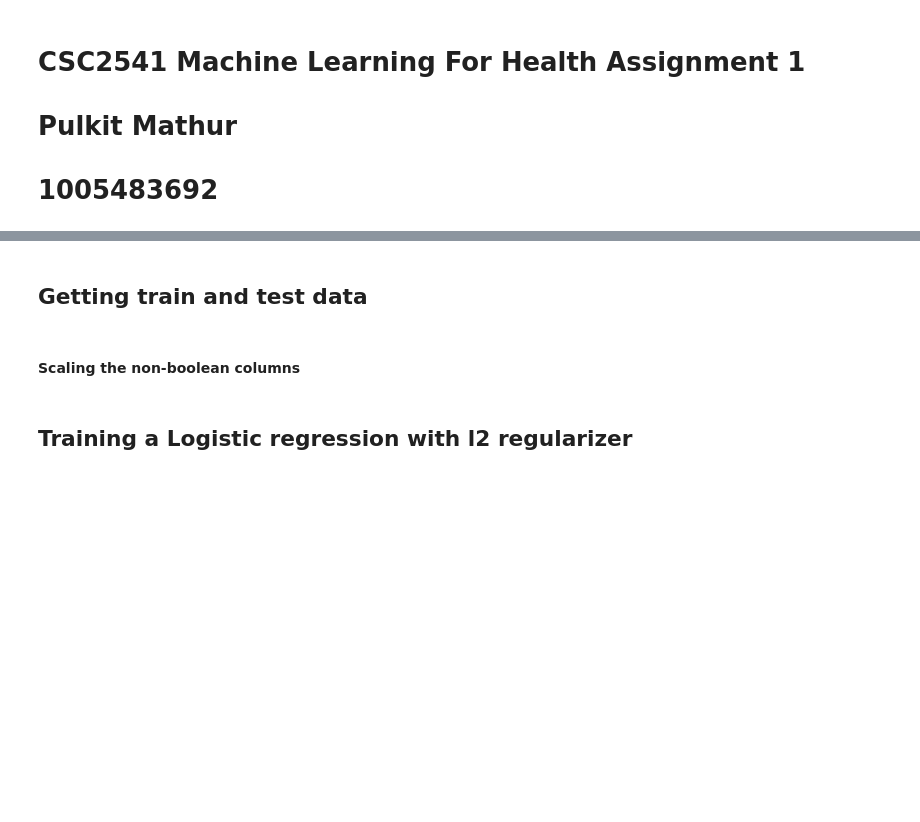
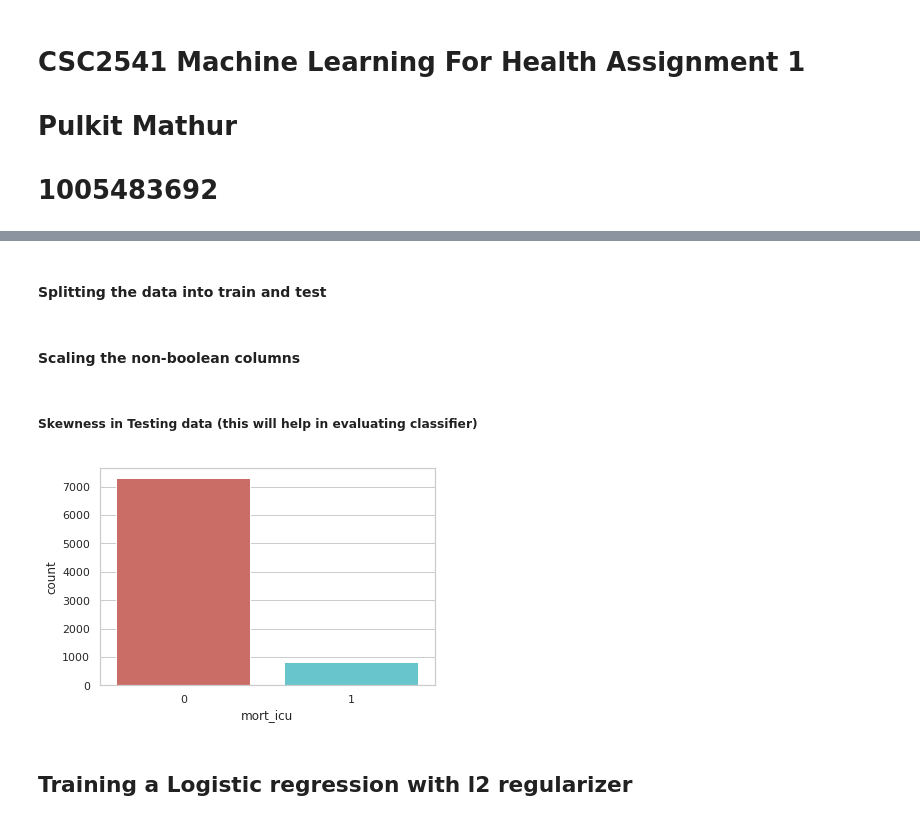
Before and after one commit to mathurp/ML_for_health, a Jupyter notebook: ML_for_health.ipynb, the cells around one changed output, grey strips where cells are left out. Drawn from its saved outputs; the diff is of its cells as text; code cells hidden in the pictures; blank space fills up the shorter version.

```diff
--- a/ML_for_health.ipynb
+++ b/ML_for_health.ipynb
@@ -33,5 +62,5 @@ adult_icu.head()
 # %% [markdown]
-## Getting train and test data
+#### Splitting the data into train and test
 # %%
 adult_icu = adult_icu.drop(['subject_id','hadm_id','icustay_id'],axis=1)
 Y = adult_icu[['mort_icu','train']]
@@ -57,3 +89,10 @@ X_train_scaled,X_test_scaled = X_train_scaled.drop(drop_columns,axis=1),X_test_s
+# %% [markdown]
+##### Skewness in Testing data (this will help in evaluating classifier)
+# %%
+sns.countplot(x='mort_icu',data=Y_test, palette='hls')
+plt.show()
+# %% [output]
+[figure, added]
 # %% [markdown]
 ## Training a Logistic regression with l2 regularizer
 # %%
```
Also changed, not shown: parts of 94 cells of this notebook, 1 other file.
